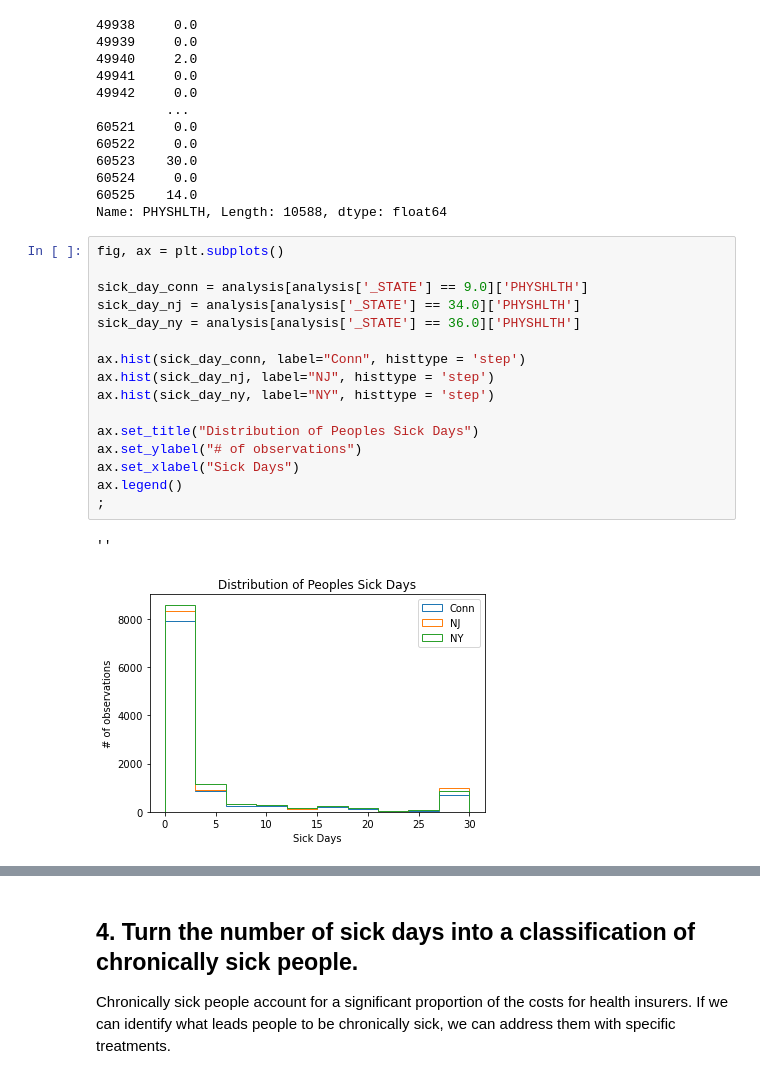
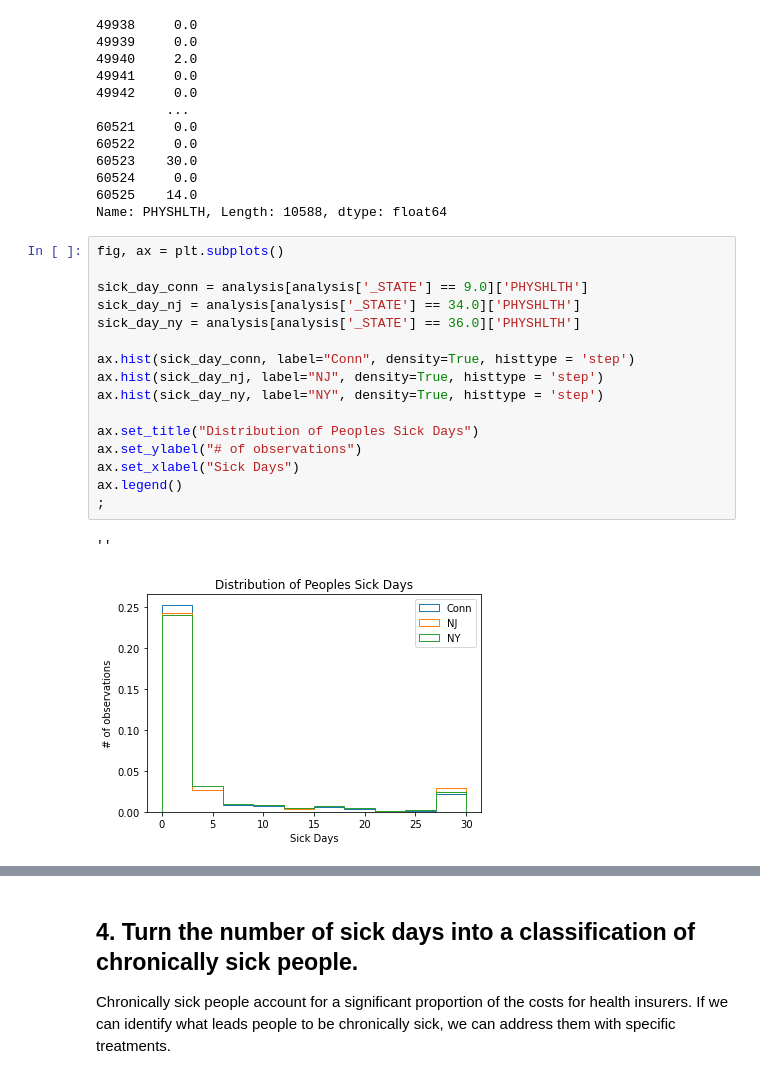
Before and after one commit to Mynusjanai/nyc-dc-ds-020121, a Jupyter notebook: Phase_2/STATS_case_study/Workbook_Statistical_Tests_Applied.ipynb, the cells around one changed output, grey strips where cells are left out. Cells and saved outputs as stored; diff of their text form.

```diff
--- a/Phase_2/STATS_case_study/Workbook_Statistical_Tests_Applied.ipynb
+++ b/Phase_2/STATS_case_study/Workbook_Statistical_Tests_Applied.ipynb
@@ -222,21 +225,21 @@ Name: PHYSHLTH, Length: 10588, dtype: float64
 # %%
 fig, ax = plt.subplots()
 
 sick_day_conn = analysis[analysis['_STATE'] == 9.0]['PHYSHLTH']
 sick_day_nj = analysis[analysis['_STATE'] == 34.0]['PHYSHLTH']
 sick_day_ny = analysis[analysis['_STATE'] == 36.0]['PHYSHLTH']
 
-ax.hist(sick_day_conn, label="Conn", histtype = 'step')
-ax.hist(sick_day_nj, label="NJ", histtype = 'step')
-ax.hist(sick_day_ny, label="NY", histtype = 'step')
+ax.hist(sick_day_conn, label="Conn", density=True, histtype = 'step')
+ax.hist(sick_day_nj, label="NJ", density=True, histtype = 'step')
+ax.hist(sick_day_ny, label="NY", density=True, histtype = 'step')
 
 ax.set_title("Distribution of Peoples Sick Days")
 ax.set_ylabel("# of observations")
 ax.set_xlabel("Sick Days")
 ax.legend()
 ;
 # %% [output]
 ''
-[figure, old version]
+[figure, new version]
 # %%
 # graphic showing the histogram of data
```
Also changed, not shown: parts of 57 cells of this notebook, 19 other files.
